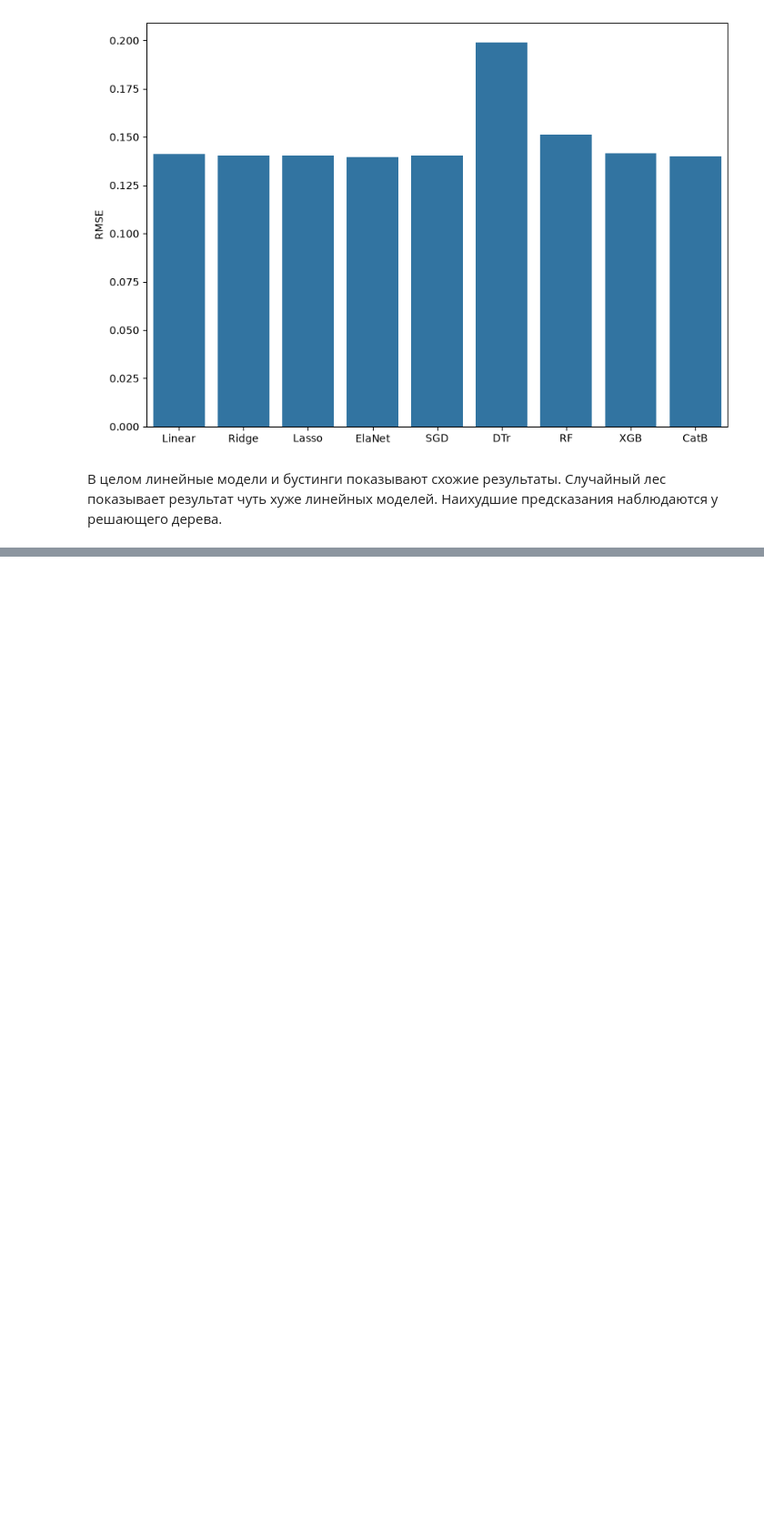
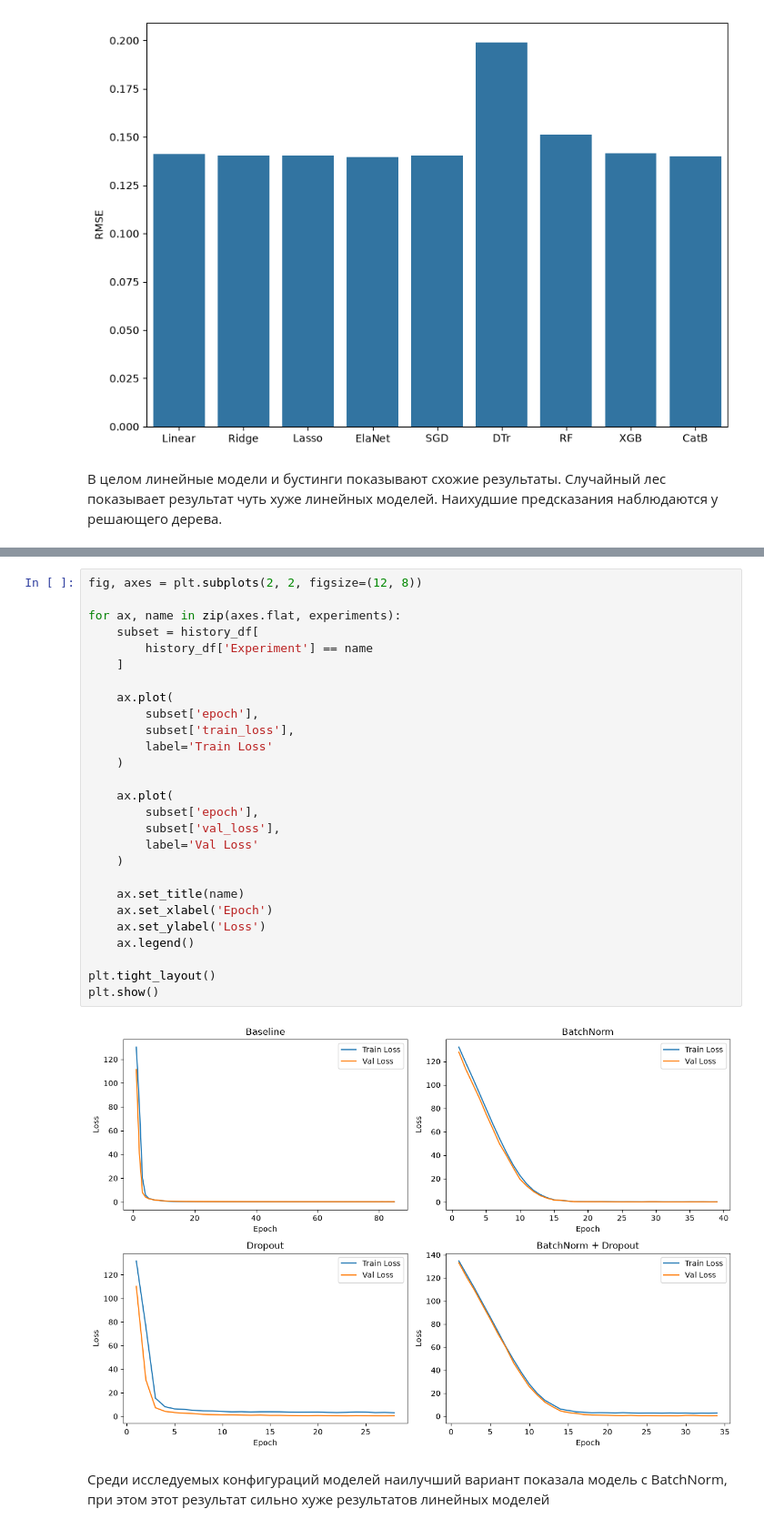
Before and after one commit to EgorFalaleev/kaggle-house-prices, a Jupyter notebook: notebooks/02_models.ipynb, the cells around one changed output, grey strips where cells are left out. Shown at 91% size. Saved outputs shown, nothing was run; the diff lists cells and outputs as text; blank space fills up the shorter version.

```diff
--- a/notebooks/02_models.ipynb
+++ b/notebooks/02_models.ipynb
@@ -249,0 +412,31 @@ plt.show()
+# %%
+fig, axes = plt.subplots(2, 2, figsize=(12, 8))
+
+for ax, name in zip(axes.flat, experiments):
+    subset = history_df[
+        history_df['Experiment'] == name
+    ]
+
+    ax.plot(
+        subset['epoch'],
+        subset['train_loss'],
+        label='Train Loss'
+    )
+
+    ax.plot(
+        subset['epoch'],
+        subset['val_loss'],
+        label='Val Loss'
+    )
+
+    ax.set_title(name)
+    ax.set_xlabel('Epoch')
+    ax.set_ylabel('Loss')
+    ax.legend()
+
+plt.tight_layout()
+plt.show()
+# %% [output]
+[figure, added]
+# %% [markdown]
+Среди исследуемых конфигураций моделей наилучший вариант показала модель с BatchNorm, при этом этот результат сильно хуже результатов линейных моделей
```
Also changed, not shown: parts of 8 cells of this notebook, 3 other files.
